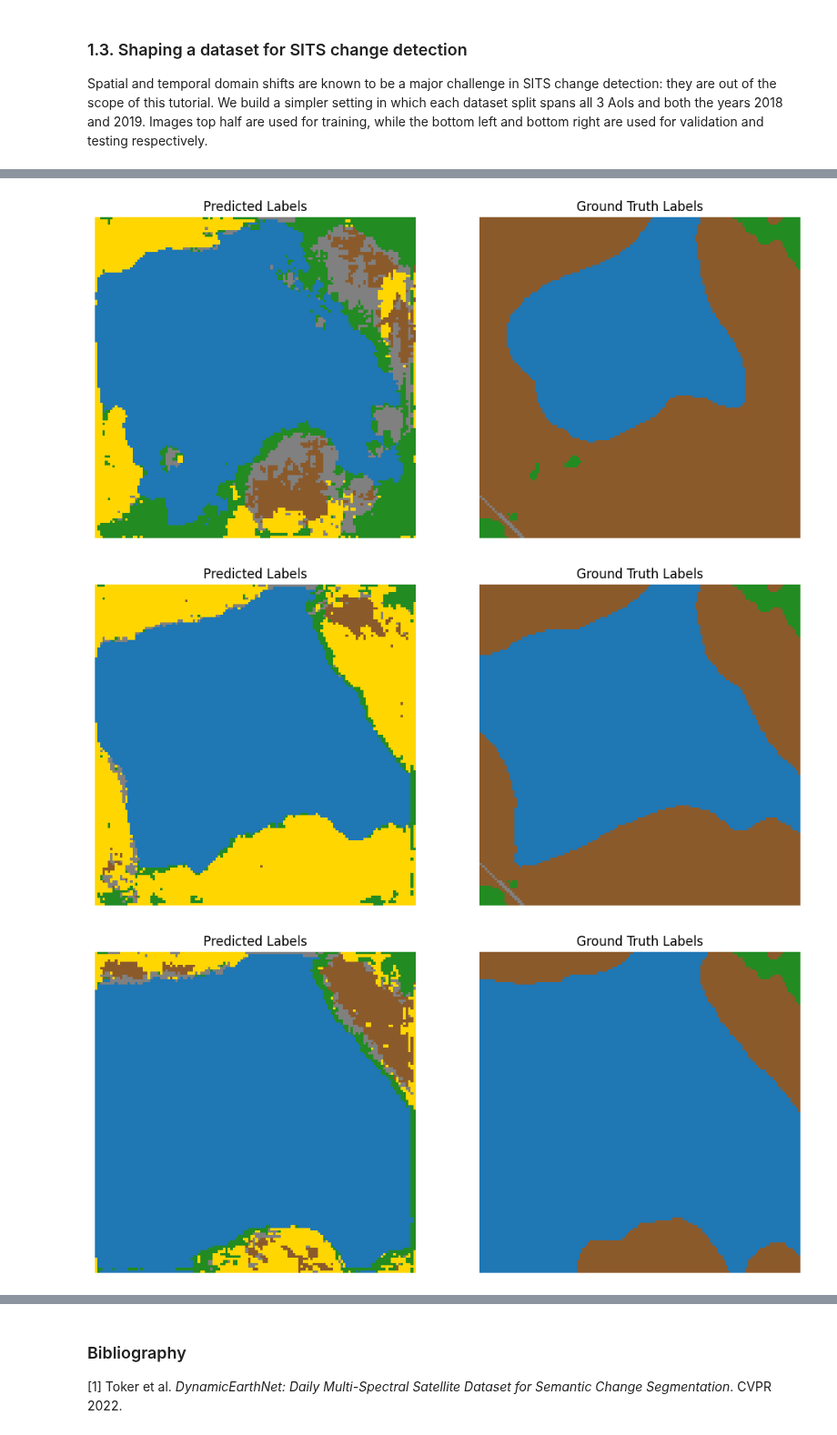
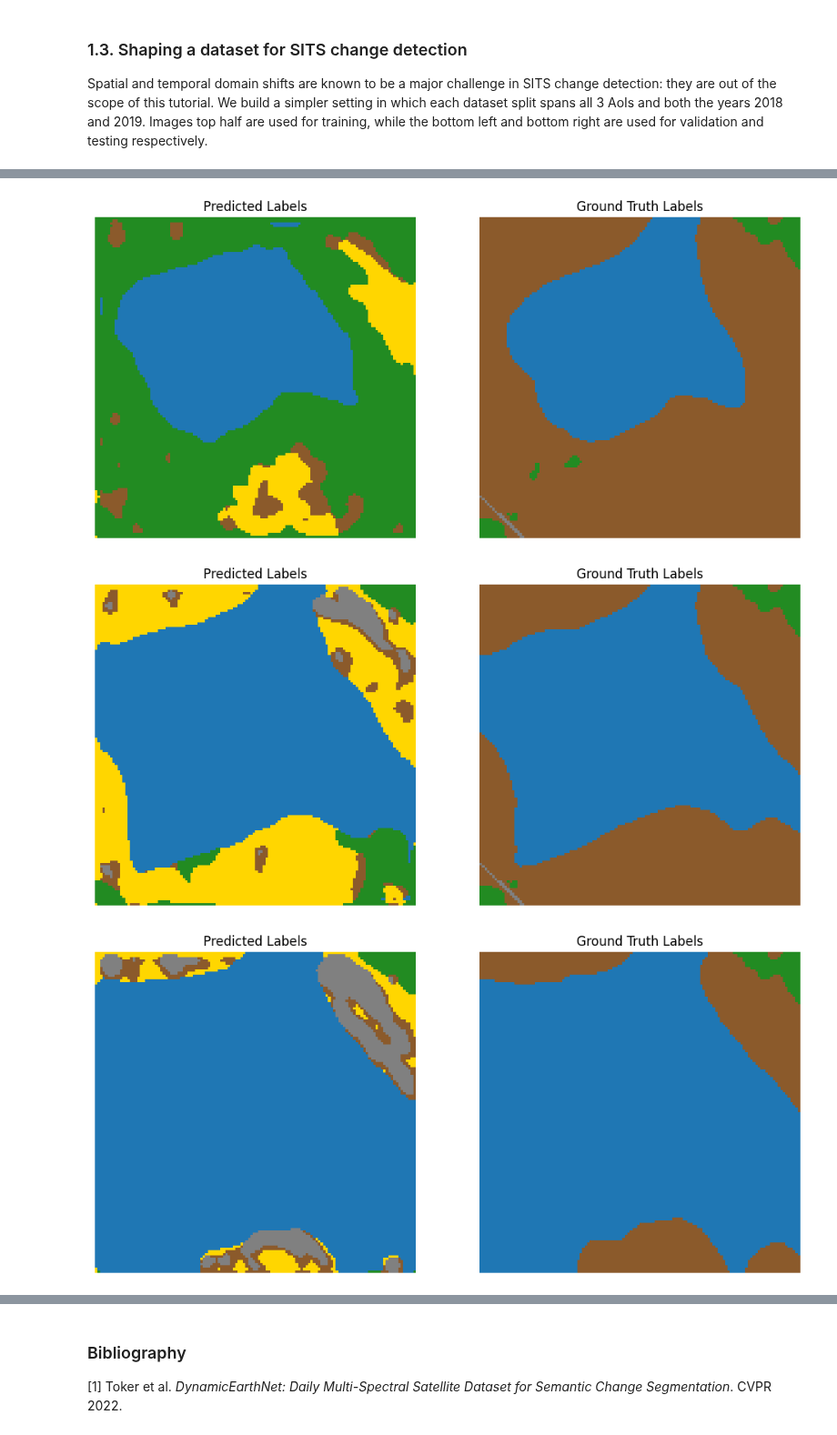
Before and after one commit to ElliotVincent/iadf_tutorial, a Jupyter notebook: tutorial.ipynb, the cells around one changed output, grey strips where cells are left out. Shown at 91% size. Cells and saved outputs as stored; diff of their text form; code cells hidden in the pictures.

```diff
--- a/tutorial.ipynb
+++ b/tutorial.ipynb
@@ -373,8 +410,10 @@ def compute_metrics(confusion_matrix):
 
     return overall_accuracy, mean_iou
 
-def training_step(batch, model, criterion, optimizer):
+def training_step(batch, model, criterion, optimizer, device):
     imgs, labs = batch
+    imgs = imgs.to(device)
+    labs = labs.to(device)
     # imgs of shape (B, T, C, H, W)
     optimizer.zero_grad()
     temp_indices = torch.tensor([random.randint(0, imgs.size(1) - 1) for _ in range(imgs.size(0))], device=imgs.device)  # (B)
@@ -386,8 +425,10 @@ def training_step(batch, model, criterion, optimizer):
     optimizer.step()
     return loss
 
-def validation_step(batch, model, criterion):
+def validation_step(batch, model, criterion, device):
     imgs, labs = batch
+    imgs = imgs.to(device)
+    labs = labs.to(device)
     # imgs of shape (1, T, C, H, W)
     imgs, labs = imgs.reshape(-1, *imgs.shape[2:]), labs.reshape(-1, *labs.shape[2:])  # Flatten the time dimension
     logits = model.forward(imgs)
@@ -399,28 +440,32 @@ train_loader = DataLoader(train_set, batch_size=8, shuffle=True)
 val_loader = DataLoader(val_set, batch_size=1, shuffle=False)
 model = UNet()
 criterion = nn.CrossEntropyLoss()
-optimizer = optim.Adam(model.parameters(), lr=1e-4)
-num_epochs = 20
+optimizer = optim.Adam(model.parameters(), lr=1e-2)
+num_epochs = 50
+scheduler = optim.lr_scheduler.CosineAnnealingLR(optimizer, T_max=num_epochs)
+device = 'cuda'
+model.to(device)
 
 for epoch in range(num_epochs):
     print(f"Epoch {epoch+1}/{num_epochs}")
     model.train()
     avg_train_loss = 0.0
     for batch in train_loader:
-        loss = training_step(batch, model, criterion, optimizer)
+        loss = training_step(batch, model, criterion, optimizer, device)
         avg_train_loss += loss.item()
     avg_train_loss /= len(train_loader)
     print(f"   Average Training Loss: {avg_train_loss:.4f}")
     model.eval()
     avg_val_loss = 0.0
-    val_conf_matrix = torch.zeros(5, 5, dtype=torch.long)
+    val_conf_matrix = torch.zeros(5, 5, dtype=torch.long, device=device)
     with torch.no_grad():
         for batch in val_loader:
-            loss, pred, labs = validation_step(batch, model, criterion)
+            loss, pred, labs = validation_step(batch, model, criterion, device)
             avg_val_loss += loss.item()
             val_conf_matrix += torch.bincount(pred.flatten().long() * 5 + labs.flatten().long(), minlength=25).reshape(5, 5)
     avg_val_loss /= len(val_loader)
     acc, miou = compute_metrics(val_conf_matrix)
     print(f"   Average Validation Loss: {avg_val_loss:.4f}")
     print(f"   Validation Accuracy: {acc*100:.2f}%, mIoU: {miou*100:.2f}%")
+    scheduler.step()
 # %% [output]
@@ -444,30 +489,30 @@ Epoch 20/20
 # %%
 model.eval()
 for batch in val_loader:
     train_sample = batch
     with torch.no_grad():
-        output = model(train_sample[0][0])
+        output = model(train_sample[0][0].to(device))
     pred = output.argmax(dim=1).detach().cpu().numpy()
 
     rgb_pred = np.zeros((pred.shape[0], pred.shape[1], pred.shape[2], 3), dtype=np.uint8)
     for i in range(5):
         rgb_pred[pred == i] = DYNAMICEARTHNET_CLASSES[i]["color"]
     rgb_labels = np.zeros((train_sample[1][0].shape[0], train_sample[1][0].shape[1], train_sample[1][0].shape[2], 3), dtype=np.uint8)
     for i in range(5):
         rgb_labels[train_sample[1][0].numpy() == i] = DYNAMICEARTHNET_CLASSES[i]["color"]
     for k in range(24):
         plt.figure(figsize=(12, 6))
         plt.subplot(1, 2, 1)
         plt.imshow(rgb_pred[k])
         plt.title('Predicted Labels')
         plt.axis('off')
         plt.subplot(1, 2, 2)
         plt.imshow(rgb_labels[k])
         plt.title('Ground Truth Labels')
         plt.axis('off')
         plt.show()
     break
 # %% [output]
-[figure, old version]
+[figure, new version]
-[figure, old version]
+[figure, new version]
-[figure, old version]
+[figure, new version]
```
Also changed, not shown: parts of 8 cells of this notebook.
